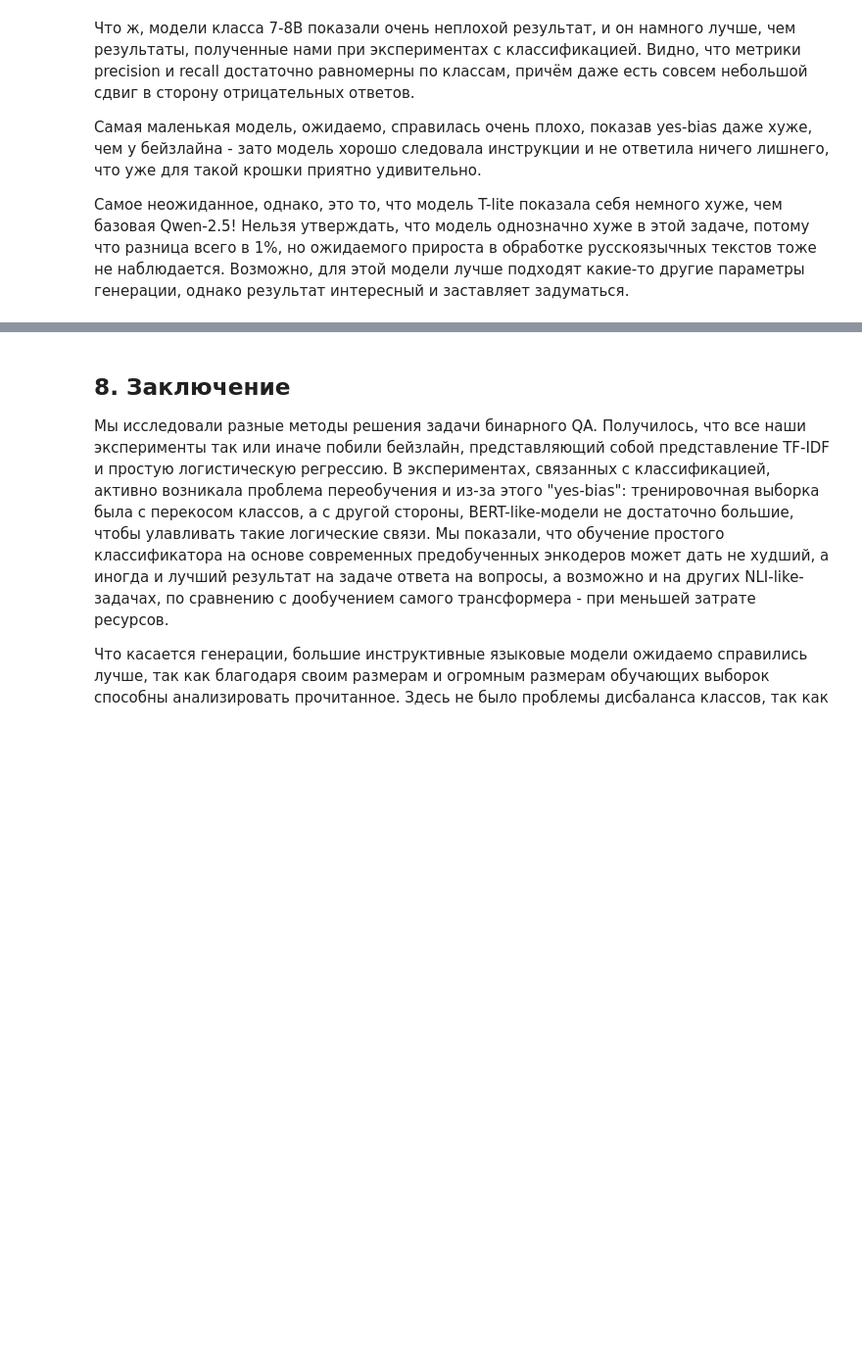
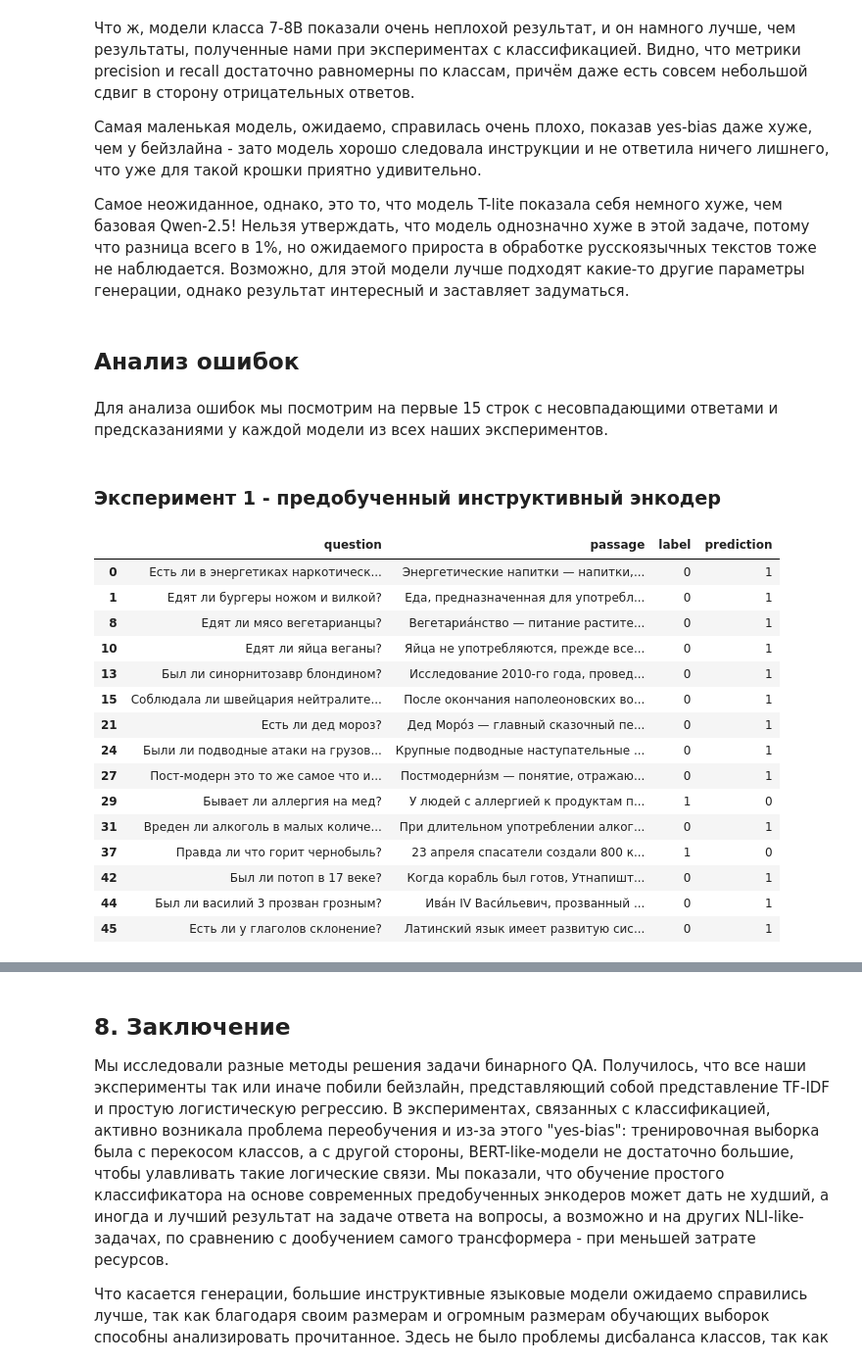
Before and after one commit to Futyn-Maker/nlp_4th_year_DaNetQA_project, a Jupyter notebook: project_DaNetQA.ipynb, the cells around one changed output, grey strips where cells are left out. Shown: that part at 98% size. Cells and saved outputs as stored; diff of their text form; code cells hidden in the pictures; blank space fills up the shorter version.

```diff
--- a/project_DaNetQA.ipynb
+++ b/project_DaNetQA.ipynb
@@ -1473,3 +1473,41 @@ torch.cuda.empty_cache()
 Самая маленькая модель, ожидаемо, справилась очень плохо, показав yes-bias даже хуже, чем у бейзлайна - зато модель хорошо следовала инструкции и не ответила ничего лишнего, что уже для такой крошки приятно удивительно.
 
 Самое неожиданное, однако, это то, что модель T-lite показала себя немного хуже, чем базовая Qwen-2.5! Нельзя утверждать, что модель однозначно хуже в этой задаче, потому что разница всего в 1%, но ожидаемого прироста в обработке русскоязычных текстов тоже не наблюдается. Возможно, для этой модели лучше подходят какие-то другие параметры генерации, однако результат интересный и заставляет задуматься.
+# %% [markdown]
+## Анализ ошибок
+# %% [markdown]
+Для анализа ошибок мы посмотрим на первые 15 строк с несовпадающими ответами и предсказаниями у каждой модели из всех наших экспериментов.
+# %%
+def compare_labels(file_path):
+  data = []
+  with open(file_path, 'r') as f:
+    for line in f:
+      data.append(json.loads(line))
+
+  df = pd.DataFrame(data)
+  mismatched_rows = df[df['label'] != df['prediction']]
+
+  return mismatched_rows[['question', 'passage', 'label', 'prediction']].head(15)
+# %%
+pd.set_option('display.max_colwidth', None)
+# %% [markdown]
+### Эксперимент 1 - предобученный инструктивный энкодер
+# %%
+compare_labels("exp_preds/exp1.jsonl")
+# %% [output]
+|  | question | passage | label | prediction |
+| 0 | Есть ли в энергетиках наркотическ... | Энергетические напитки — напитки,... | 0 | 1 |
+| 1 | Едят ли бургеры ножом и вилкой? | Еда, предназначенная для употребл... | 0 | 1 |
+| 8 | Едят ли мясо вегетарианцы? | Вегетариа́нство — питание растите... | 0 | 1 |
+| 10 | Едят ли яйца веганы? | Яйца не употребляются, прежде все... | 0 | 1 |
+| 13 | Был ли синорнитозавр блондином? | Исследование 2010-го года, провед... | 0 | 1 |
+| 15 | Соблюдала ли швейцария нейтралите... | После окончания наполеоновских во... | 0 | 1 |
+| 21 | Есть ли дед мороз? | Дед Моро́з — главный сказочный пе... | 0 | 1 |
+| 24 | Были ли подводные атаки на грузов... | Крупные подводные наступательные ... | 0 | 1 |
+| 27 | Пост-модерн это то же самое что и... | Постмодерни́зм — понятие, отражаю... | 0 | 1 |
+| 29 | Бывает ли аллергия на мед? | У людей с аллергией к продуктам п... | 1 | 0 |
+| 31 | Вреден ли алкоголь в малых количе... | При длительном употреблении алког... | 0 | 1 |
+| 37 | Правда ли что горит чернобыль? | 23 апреля спасатели создали 800 к... | 1 | 0 |
+| 42 | Был ли потоп в 17 веке? | Когда корабль был готов, Утнапишт... | 0 | 1 |
+| 44 | Был ли василий 3 прозван грозным? | Ива́н IV Васи́льевич, прозванный ... | 0 | 1 |
+| 45 | Есть ли у глаголов склонение? | Латинский язык имеет развитую сис... | 0 | 1 |
```
Also changed, not shown: parts of 19 cells of this notebook.
